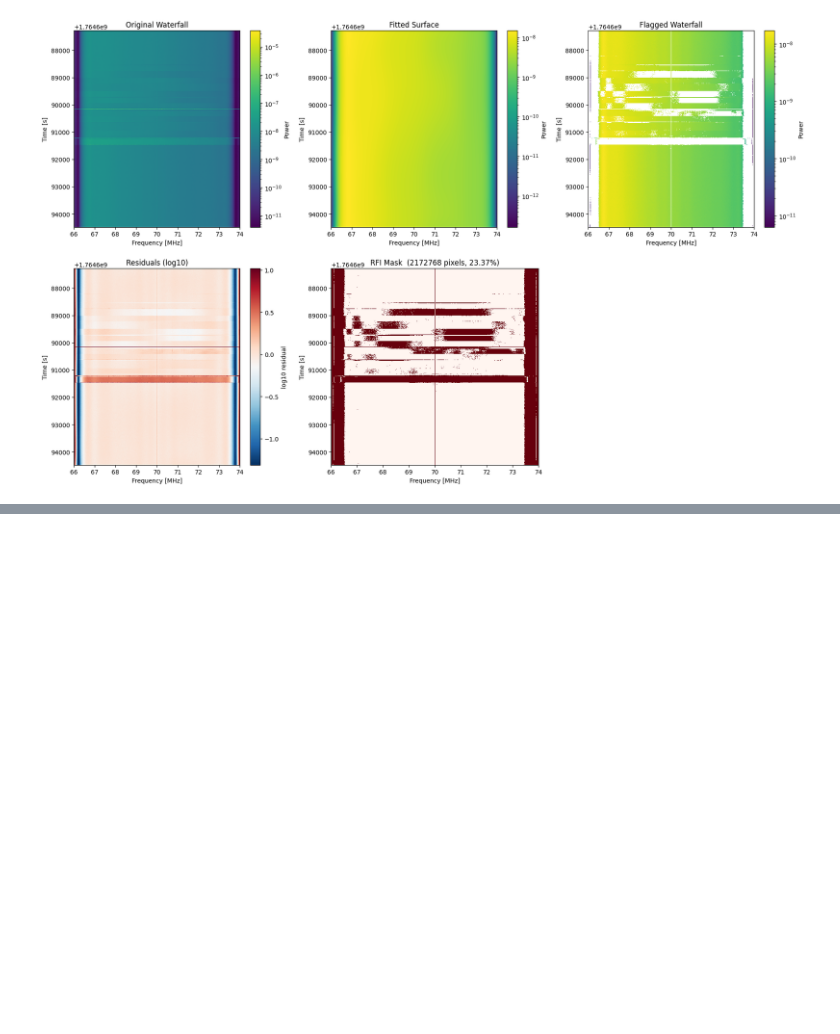
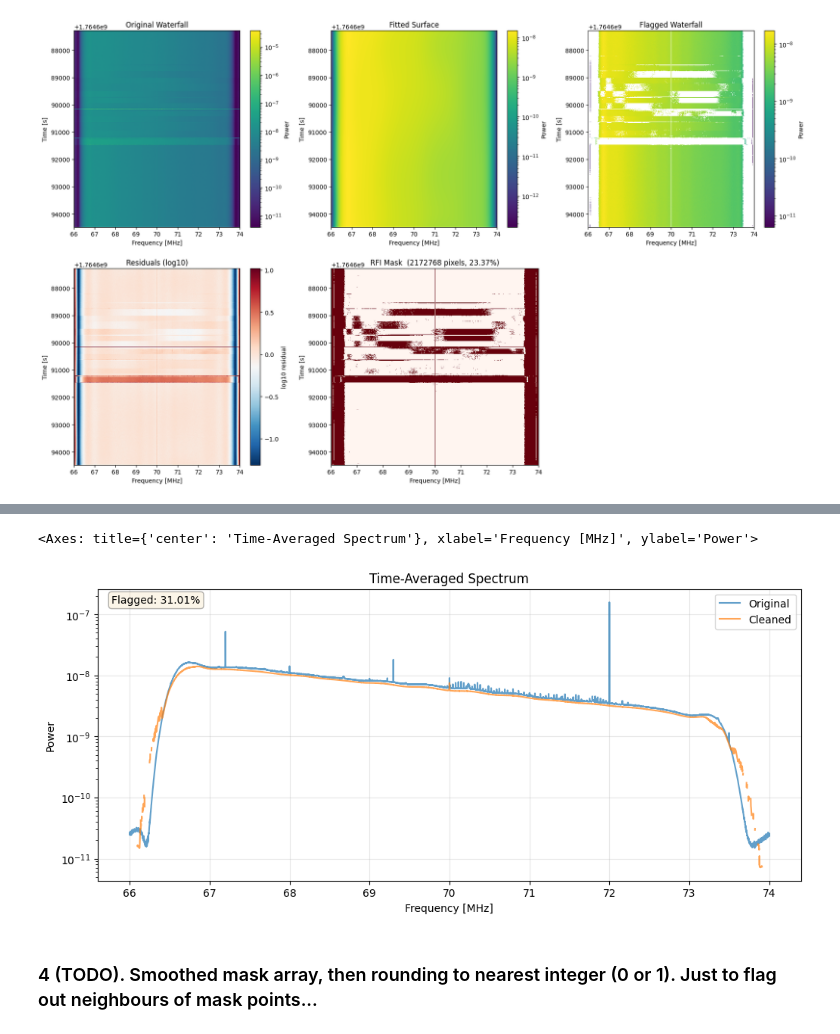
Before and after one commit to zzhang0123/MomentRFI, a Jupyter notebook: notebooks/executed_demo.ipynb, the cells around one changed output, grey strips where cells are left out. Drawn from its saved outputs; the diff is of its cells as text; code cells hidden in the pictures; blank space fills up the shorter version.

```diff
--- a/notebooks/executed_demo.ipynb
+++ b/notebooks/executed_demo.ipynb
@@ -248,0 +100,10 @@ well-calibrated and the two-phase sigma floor already prevents runaway.
+# %%
+fitter2half = IterativeSurfaceFitter(
+    sigma_threshold=2.5,
+    phase1_degree=5,
+    phase2_degree_freq=10,
+    phase2_degree_time=5,
+    max_iterations=20
+)
+
+mask2half = fitter2half.fit(waterfall)
@@ -248,0 +128,7 @@ well-calibrated and the two-phase sigma floor already prevents runaway.
+# %%
+plot_time_averaged_spectrum(waterfall, freqs, mask=fitter2half.mask)
+# %% [output]
+<Axes: title={'center': 'Time-Averaged Spectrum'}, xlabel='Frequency [MHz]', ylabel='Power'>
+[figure, added]
+# %% [markdown]
+### 4 (TODO). Smoothed mask array, then rounding to nearest integer (0 or 1). Just to flag out neighbours of mask points...
```
Also changed, not shown: parts of 18 cells of this notebook, 4 other files.
